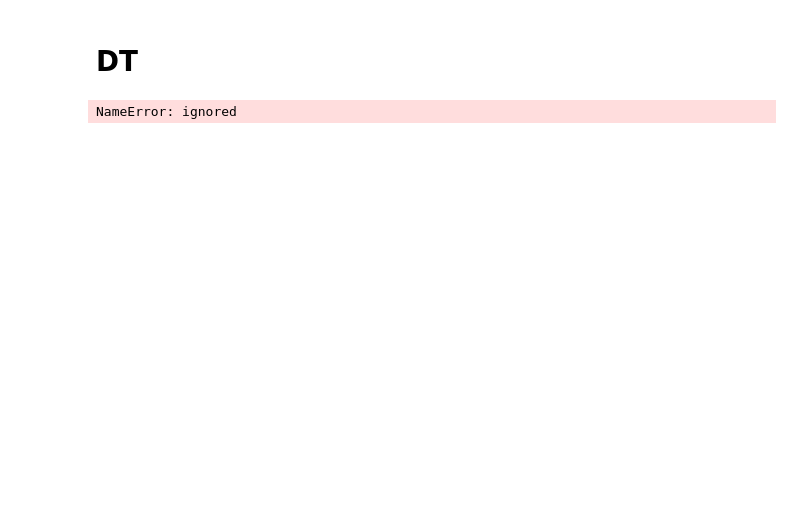
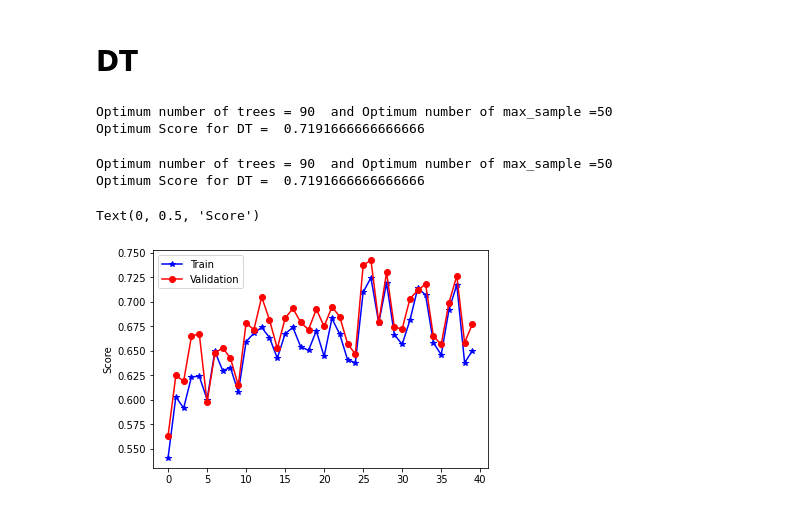
Before and after one commit to atefehhaji/HW, a Jupyter notebook: Atefeh_ML_ⅯiniProjeⅽt.ipynb, the cells around one changed output. Cells and saved outputs as stored; diff of their text form; code cells hidden in the pictures; blank space fills up the shorter version.

```diff
--- a/Atefeh_ML_ⅯiniProjeⅽt.ipynb
+++ b/Atefeh_ML_ⅯiniProjeⅽt.ipynb
@@ -383,16 +400,32 @@ svm.score(X_test,Y_test)
 # **DT**
 # %%
 score_train_dt = []
+score_test_dt=[]
 num_trees =[]
 num_max_sample = []
 for k in range(20,100,10):
   for s in range(50,300,50):
     clf = BaggingClassifier(DecisionTreeClassifier(max_depth=2), n_estimators=k,  max_samples=s, n_jobs=-1)
     clf.fit(X_train_train, Y_train_train)
-    score_train_dt.append(clf.score(X_train_validation, Y_train_validation))
+    score_test_dt.append(clf.score(X_train_validation, Y_train_validation))
+    score_train_dt.append(clf.score(X_train_train, Y_train_train))
+
     num_trees.append(k)
     num_max_sample.append(s)
-print('Optimum number of trees = {}  and Optimum number of max_sample ={}' .format(num_trees[np.argmax(score_train_dt)], num_max_sample[np.argmax(score_train_dt)]))
-print('Optimum Score for DT = ', np.max(score_train_dt))
 # %% [output]
-NameError: ignored
+Optimum number of trees = 90  and Optimum number of max_sample =50
+Optimum Score for DT =  0.7191666666666666
+# %%
+print('Optimum number of trees = {}  and Optimum number of max_sample ={}' .format(num_trees[np.argmax(score_test_dt)], num_max_sample[np.argmax(score_test_dt)]))
+print('Optimum Score for DT = ', np.max(score_test_dt))
+# %% [output]
+Optimum number of trees = 90  and Optimum number of max_sample =50
+Optimum Score for DT =  0.7191666666666666
+# %%
+plt.plot( score_train_dt, 'b*-', label = 'Train')
+plt.plot(score_test_dt, 'ro-', label = 'Validation')
+plt.legend()
+plt.ylabel('Score')
+# %% [output]
+Text(0, 0.5, 'Score')
+[figure, added]
```
Also changed, not shown: parts of 46 cells of this notebook.
